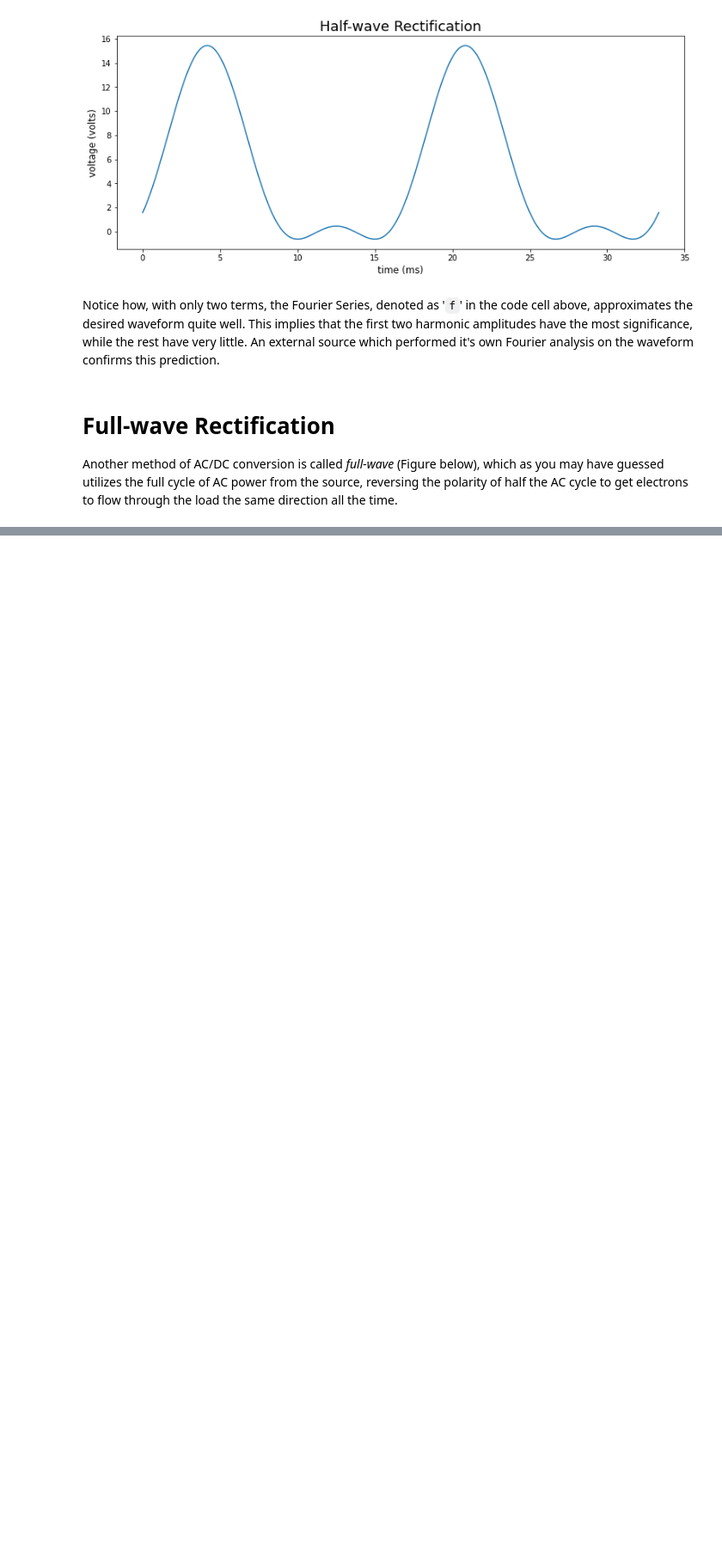
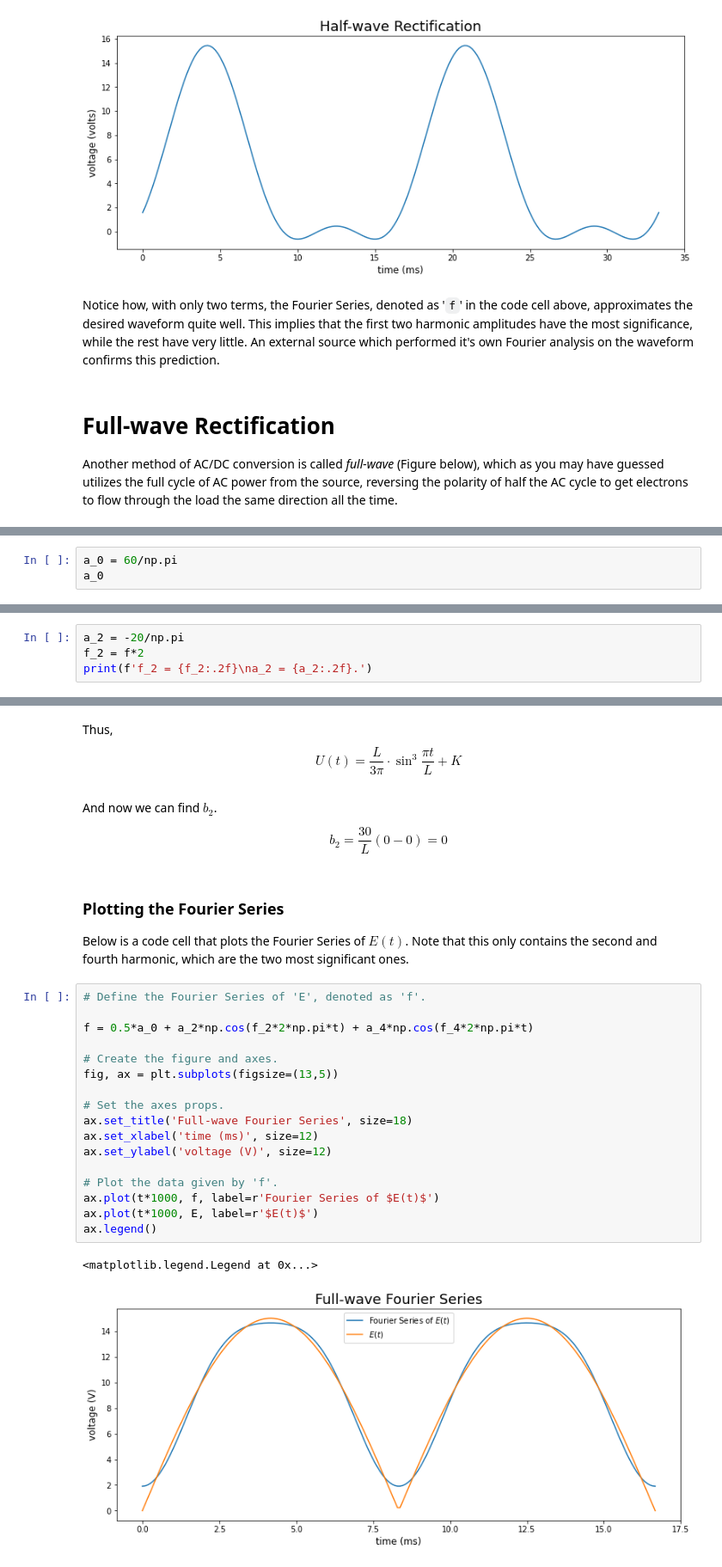
Before and after one commit to jordandll/CircuitTheory-Jupyter, a Jupyter notebook: AlternatingCurrent/Mixed-Frequency/OtherWaveshapes.ipynb, the cells around one changed output, grey strips where cells are left out. Shown: that part at 86% size. Cells and saved outputs as stored; diff of their text form; blank space fills up the shorter version.

```diff
--- a/AlternatingCurrent/Mixed-Frequency/OtherWaveshapes.ipynb
+++ b/AlternatingCurrent/Mixed-Frequency/OtherWaveshapes.ipynb
@@ -411,0 +353,3 @@ $$b_2 = \frac{30}{L}(0 - 0) = 0 $$
+# %%
+a_0 = 60/np.pi
+a_0
@@ -411,0 +471,4 @@ $$b_2 = \frac{30}{L}(0 - 0) = 0 $$
+# %%
+a_2 = -20/np.pi
+f_2 = f*2
+print(f'f_2 = {f_2:.2f}\na_2 = {a_2:.2f}.')
@@ -411,0 +680,31 @@ $$b_2 = \frac{30}{L}(0 - 0) = 0 $$
+# %% [markdown]
+Thus,
+$$ U(t) = \frac{L}{3\pi} \cdot \sin^3 \frac{\pi t}{L} + K$$
+# %% [markdown]
+And now we can find $b_2$.
+
+$$b_2 = \frac{30}{L}(0 - 0) = 0 $$
+# %% [markdown]
+### Plotting the Fourier Series
+
+Below is a code cell that plots the Fourier Series of $E(t)$.  Note that this only contains the second and fourth harmonic, which are the two most significant ones.
+# %%
+# Define the Fourier Series of 'E', denoted as 'f'.
+
+f = 0.5*a_0 + a_2*np.cos(f_2*2*np.pi*t) + a_4*np.cos(f_4*2*np.pi*t)
+
+# Create the figure and axes.
+fig, ax = plt.subplots(figsize=(13,5))
+
+# Set the axes props.
+ax.set_title('Full-wave Fourier Series', size=18)
+ax.set_xlabel('time (ms)', size=12)
+ax.set_ylabel('voltage (V)', size=12)
+
+# Plot the data given by 'f'.
+ax.plot(t*1000, f, label=r'Fourier Series of $E(t)$')
+ax.plot(t*1000, E, label=r'$E(t)$')
+ax.legend()
+# %% [output]
+<matplotlib.legend.Legend at 0x...>
+[figure, added]
```
Also changed, not shown: parts of 124 cells of this notebook, 6 other files.
